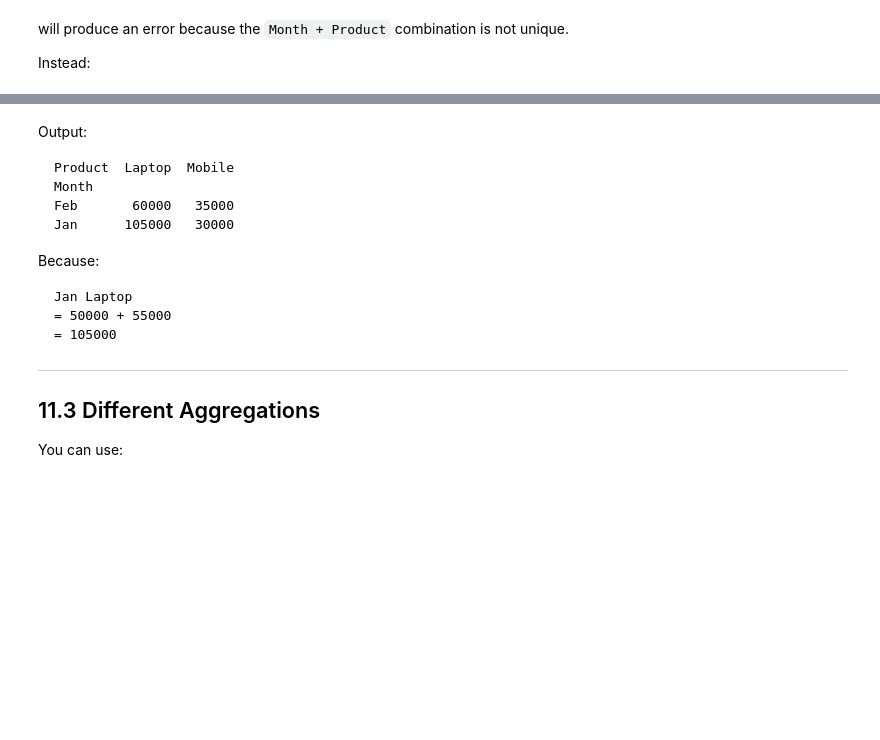
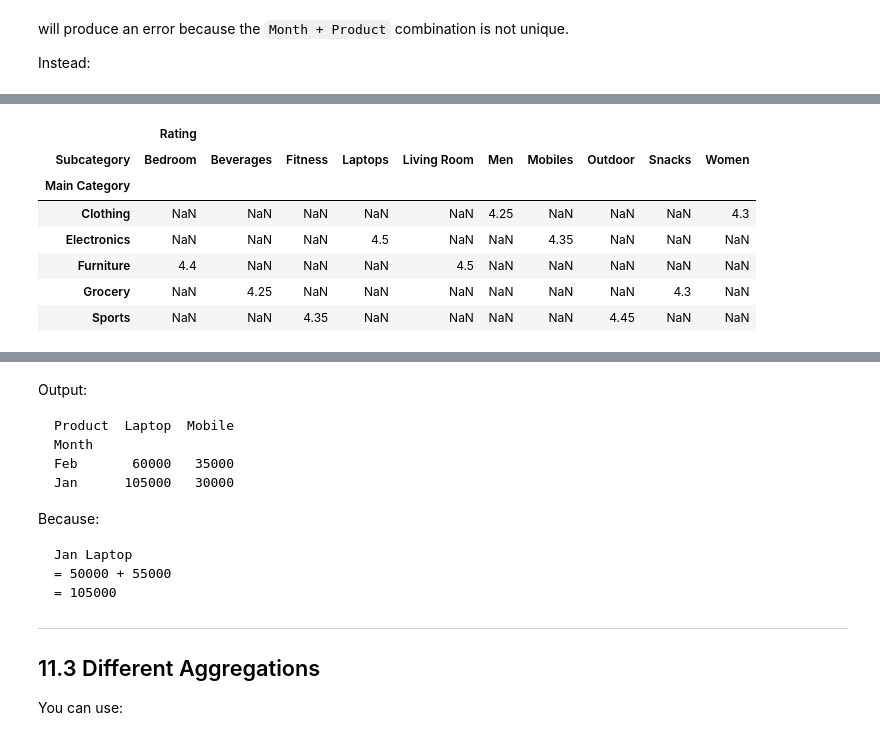
Before and after one commit to Bhawani0038/Python-Complete-Content, a Jupyter notebook: 22_pandas/notebooks/07_data_summary.ipynb, the cells around one changed output, grey strips where cells are left out. Drawn from its saved outputs; the diff is of its cells as text; code cells hidden in the pictures; blank space fills up the shorter version.

```diff
--- a/22_pandas/notebooks/07_data_summary.ipynb
+++ b/22_pandas/notebooks/07_data_summary.ipynb
@@ -114,0 +225,17 @@ print(result)
+# %%
+products.pivot_table(
+    index = "Main Category",
+    columns = "Subcategory",
+    aggfunc={
+        "Rating" : "mean"
+    }
+)
+# %% [output]
+|  | Rating |  |  |  |  |  |  |  |  |  |
+| Subcategory | Bedroom | Beverages | Fitness | Laptops | Living Room | Men | Mobiles | Outdoor | Snacks | Women |
+| Main Category |  |  |  |  |  |  |  |  |  |  |
+| Clothing | NaN | NaN | NaN | NaN | NaN | 4.25 | NaN | NaN | NaN | 4.3 |
+| Electronics | NaN | NaN | NaN | 4.5 | NaN | NaN | 4.35 | NaN | NaN | NaN |
+| Furniture | 4.4 | NaN | NaN | NaN | 4.5 | NaN | NaN | NaN | NaN | NaN |
+| Grocery | NaN | 4.25 | NaN | NaN | NaN | NaN | NaN | NaN | 4.3 | NaN |
+| Sports | NaN | NaN | 4.35 | NaN | NaN | NaN | NaN | 4.45 | NaN | NaN |
```
Also changed, not shown: parts of 15 cells of this notebook, 34 other files.
